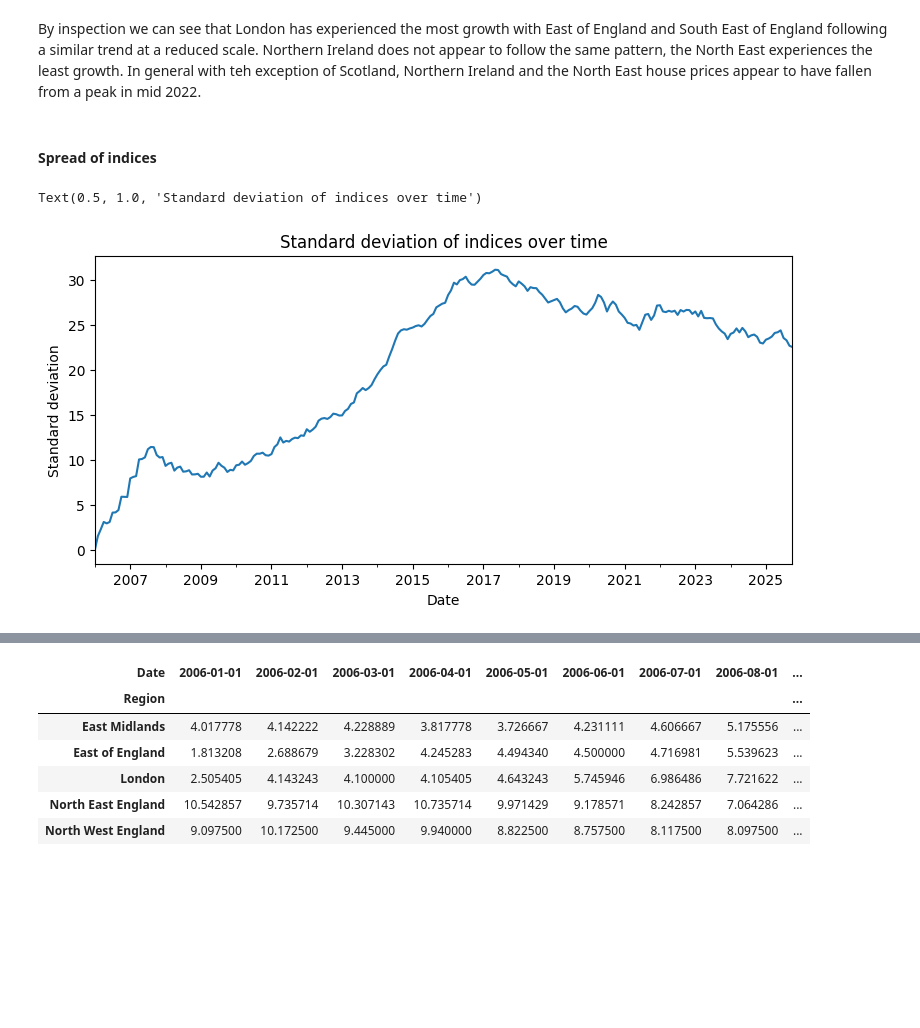
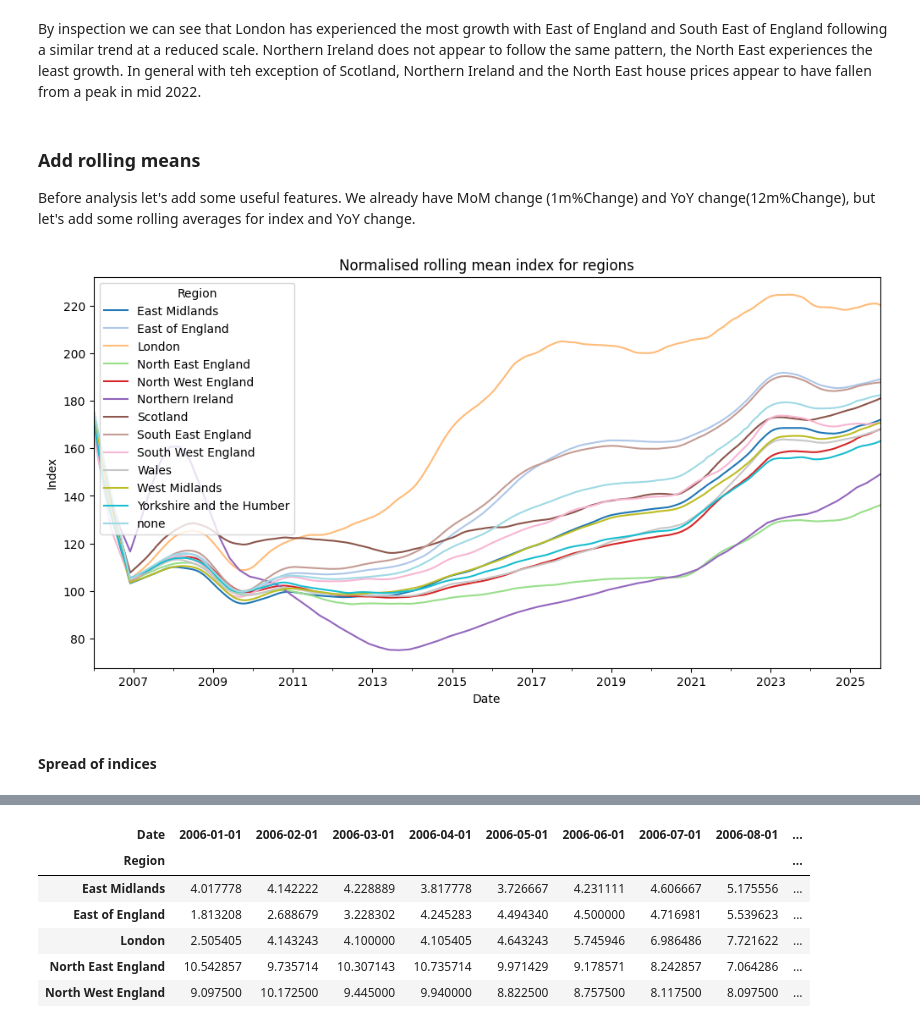
Before and after one commit to ollietiong/uk_house_prices, a Jupyter notebook: notebooks/UKHousePrices-Notebook1.ipynb, the cells around one changed output, grey strips where cells are left out. Saved outputs shown, nothing was run; the diff lists cells and outputs as text; code cells hidden in the pictures; blank space fills up the shorter version.

```diff
--- a/notebooks/UKHousePrices-Notebook1.ipynb
+++ b/notebooks/UKHousePrices-Notebook1.ipynb
@@ -488,3 +488,7 @@ plt.show()
 [figure]
 # %% [markdown]
 By inspection we can see that London has experienced the most growth with East of England and South East of England following a similar trend at a reduced scale. Northern Ireland does not appear to follow the same pattern, the North East experiences the least growth. In general with teh exception of Scotland, Northern Ireland and the North East house prices appear to have fallen from a peak in mid 2022.
+# %% [markdown]
+### Add rolling means
+
+Before analysis let's add some useful features. We already have MoM change (1m%Change) and YoY change(12m%Change), but let's add some rolling averages for index and YoY change.
@@ -491,10 +501,14 @@ By inspection we can see that London has experienced the most growth with East o
+# %%
+rolling_idx_piv_tab = data.pivot_table(index='Region',columns='Date',values='IndexRolling12',aggfunc='mean')
+
+fig,ax = plt.subplots(figsize = (12,6))
+rolling_idx_piv_tab.T.plot(ax=ax,colormap='tab20')
+plt.title('Normalised rolling mean index for regions')
+plt.ylabel('Index')
+plt.show()
+# %% [output]
+[figure, added]
 # %% [markdown]
 #### Spread of indices
 # %%
 std_norm_index = data.groupby('Date')['norm_index'].std()
-std_norm_index.plot(figsize=(9,4))
-plt.ylabel("Standard deviation")
-plt.title("Standard deviation of indices over time")
-# %% [output]
-Text(0.5, 1.0, 'Standard deviation of indices over time')
-[figure, removed]
```
Also changed, not shown: parts of 20 cells of this notebook.
